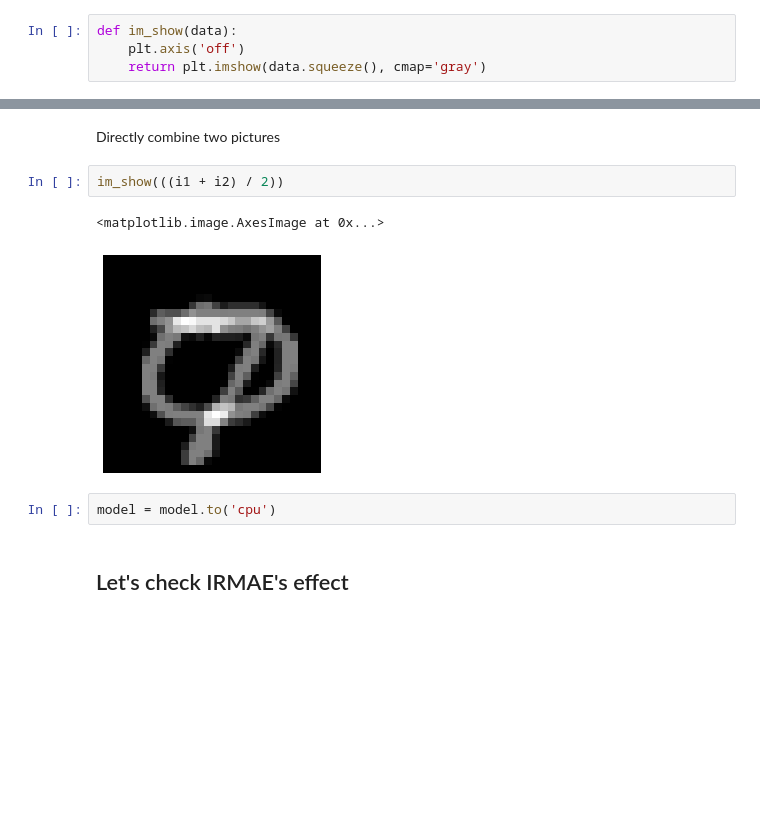
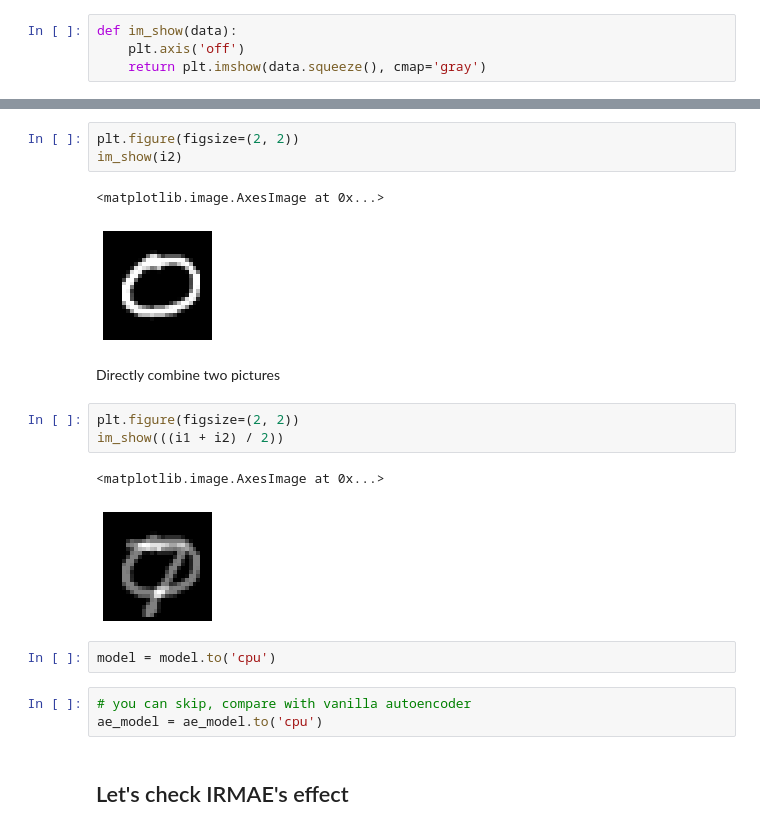
Before and after one commit to DragonChen-TW/PyTorch-AutoEncoder, a Jupyter notebook: irmae/check.ipynb, the cells around one changed output, grey strips where cells are left out. Cells and saved outputs as stored; diff of their text form; blank space fills up the shorter version.

Commit message:
add plots and check.ipynb

```diff
--- a/irmae/check.ipynb
+++ b/irmae/check.ipynb
@@ -46,12 +57,22 @@ im_show(i2)
+# %%
+plt.figure(figsize=(2, 2))
+im_show(i2)
+# %% [output]
+<matplotlib.image.AxesImage at 0x...>
+[figure, added]
 # %% [markdown]
 Directly combine two pictures
 # %%
+plt.figure(figsize=(2, 2))
 im_show(((i1 + i2) / 2))
 # %% [output]
 <matplotlib.image.AxesImage at 0x...>
-[figure, old version]
+[figure, new version]
 # %%
 model = model.to('cpu')
+# %%
+# you can skip, compare with vanilla autoencoder
+ae_model = ae_model.to('cpu')
 # %% [markdown]
 ## Let's check IRMAE's effect
 # %% [markdown]
```
Also changed, not shown: parts of 19 cells of this notebook, 8 other files.
